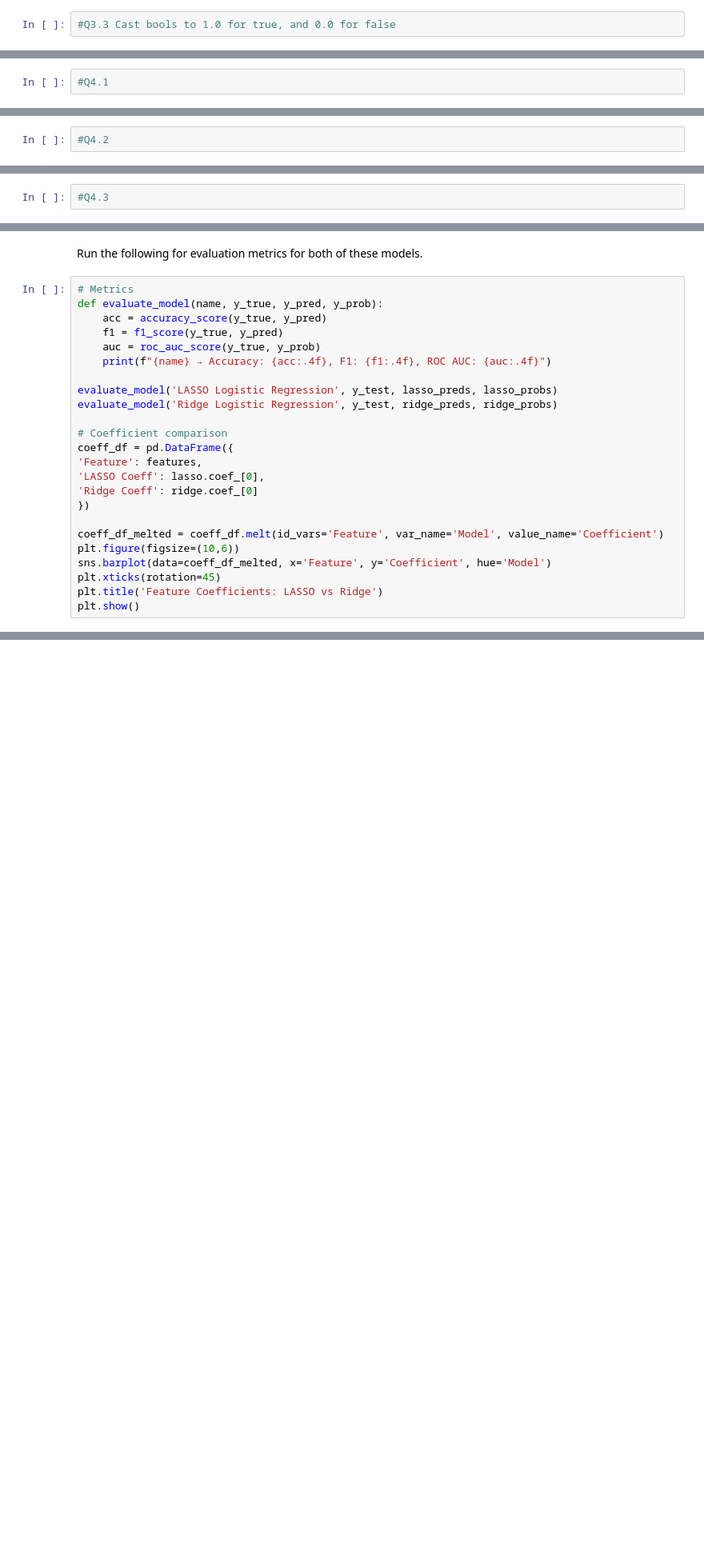
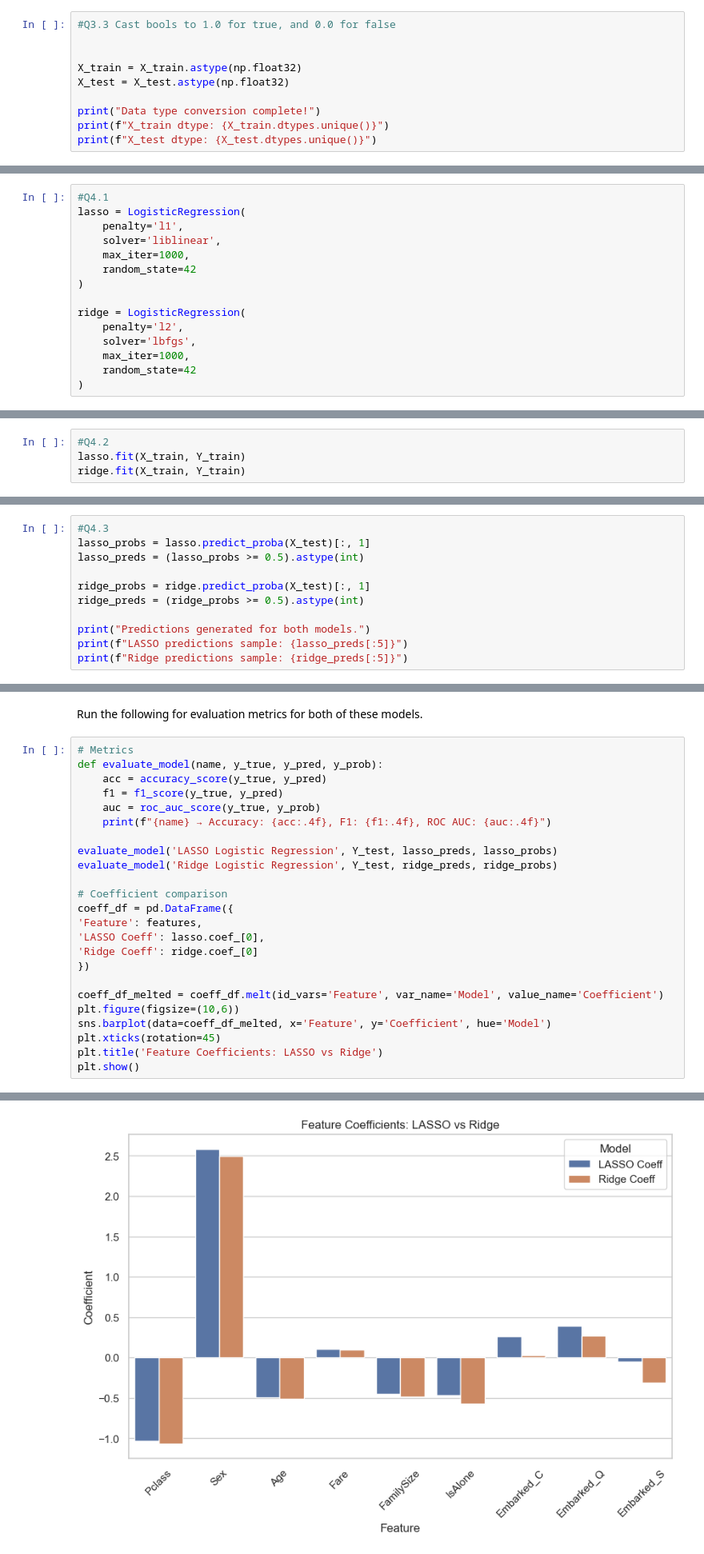
Before and after one commit to issarmank/ds3000-assignment2-classification, a Jupyter notebook: Assignment 2 Classification with Ridge LASSO and NN.ipynb, the cells around one changed output, grey strips where cells are left out. Shown at 80% size. Drawn from its saved outputs; the diff is of its cells as text; blank space fills up the shorter version.

Commit message:
Q4 training lasso and ridge complete

```diff
--- a/Assignment 2 Classification with Ridge LASSO and NN.ipynb
+++ b/Assignment 2 Classification with Ridge LASSO and NN.ipynb
@@ -466,3 +466,11 @@ Also, boolean columns (`True`/`False`) need to be converted to numeric values (1
 Use **`.astype(np.float32)`** on both `X_train` and `X_test` to ensure all features are numeric and compatible with tensors.
 # %%
 #Q3.3 Cast bools to 1.0 for true, and 0.0 for false
+
+
+X_train = X_train.astype(np.float32)
+X_test = X_test.astype(np.float32)
+
+print("Data type conversion complete!")
+print(f"X_train dtype: {X_train.dtypes.unique()}")
+print(f"X_test dtype: {X_test.dtypes.unique()}")
@@ -480,8 +492,23 @@ Create two logistic regression models:
 - Set `max_iter` high enough (e.g., 1000) to ensure convergence.
 # %%
 #Q4.1
+lasso = LogisticRegression(
+    penalty='l1',
+    solver='liblinear',
+    max_iter=1000,
+    random_state=42
+)
+
+ridge = LogisticRegression(
+    penalty='l2',
+    solver='lbfgs',
+    max_iter=1000,
+    random_state=42
+)
 # %% [markdown]
 #### 2. Train (Fit) Each Model
 Use the `.fit()` method to train both models on your **training data** (`X_train`, `y_train`).
 # %%
 #Q4.2
+lasso.fit(X_train, Y_train)
+ridge.fit(X_train, Y_train)
@@ -497,3 +526,12 @@ You’ll then:
 Predict 1 if probability > 0.5 else predict 0.
 # %%
 #Q4.3
+lasso_probs = lasso.predict_proba(X_test)[:, 1]
+lasso_preds = (lasso_probs >= 0.5).astype(int)
+
+ridge_probs = ridge.predict_proba(X_test)[:, 1]
+ridge_preds = (ridge_probs >= 0.5).astype(int)
+
+print("Predictions generated for both models.")
+print(f"LASSO predictions sample: {lasso_preds[:5]}")
+print(f"Ridge predictions sample: {ridge_preds[:5]}")
@@ -507,8 +549,8 @@ def evaluate_model(name, y_true, y_pred, y_prob):
     auc = roc_auc_score(y_true, y_prob)
     print(f"{name} → Accuracy: {acc:.4f}, F1: {f1:.4f}, ROC AUC: {auc:.4f}")
 
-evaluate_model('LASSO Logistic Regression', y_test, lasso_preds, lasso_probs)
-evaluate_model('Ridge Logistic Regression', y_test, ridge_preds, ridge_probs)
+evaluate_model('LASSO Logistic Regression', Y_test, lasso_preds, lasso_probs)
+evaluate_model('Ridge Logistic Regression', Y_test, ridge_preds, ridge_probs)
 
 # Coefficient comparison
 coeff_df = pd.DataFrame({
@@ -528,3 +571,4 @@ NameError: name 'y_test' is not defined
+[figure, added]
 # %% [markdown]
 # Q5 - Training a Neural Network
 # %% [markdown]
```
Also changed, not shown: parts of 5 cells of this notebook.
